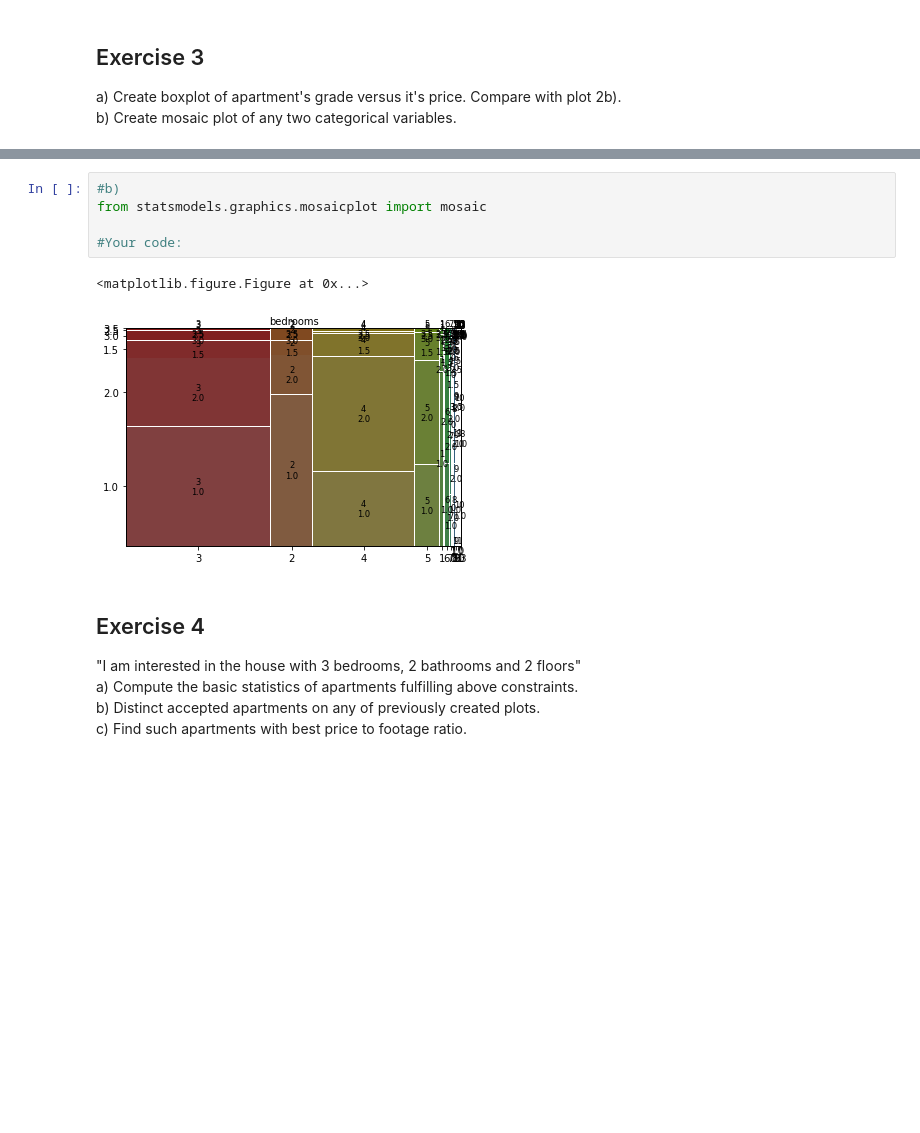
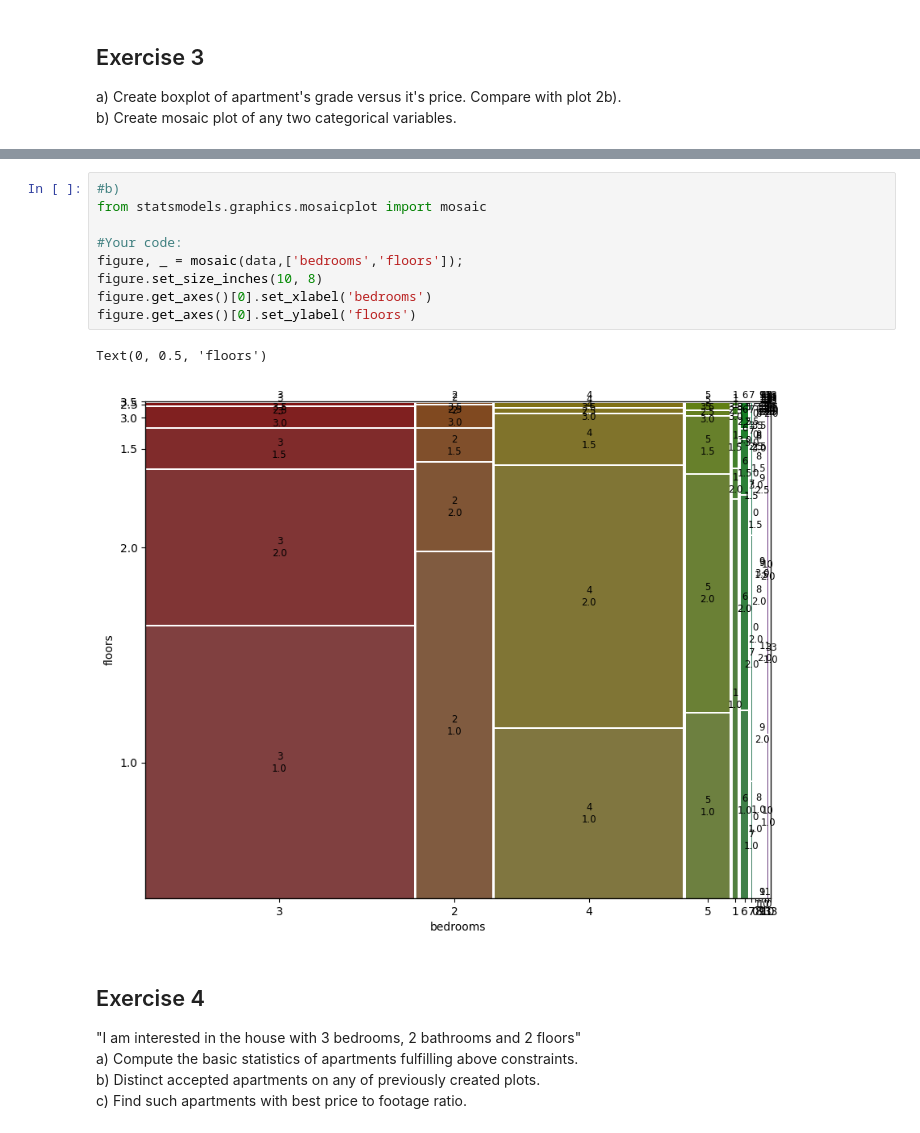
Before and after one commit to Tatraa/Data-Science, a Jupyter notebook: Assigment1/Assignment_1.ipynb, the cells around one changed output, grey strips where cells are left out. Drawn from its saved outputs; the diff is of its cells as text; blank space fills up the shorter version.

```diff
--- a/Assigment1/Assignment_1.ipynb
+++ b/Assigment1/Assignment_1.ipynb
@@ -89,11 +111,15 @@ b) Create mosaic plot of any two categorical variables.
 # %%
 #b)
 from statsmodels.graphics.mosaicplot import mosaic
 
 #Your code:
+figure, _ = mosaic(data,['bedrooms','floors']);
+figure.set_size_inches(10, 8)
+figure.get_axes()[0].set_xlabel('bedrooms')
+figure.get_axes()[0].set_ylabel('floors')
 # %% [output]
-<matplotlib.figure.Figure at 0x...>
+Text(0, 0.5, 'floors')
-[figure, old version]
+[figure, new version]
 # %% [markdown]
 ## Exercise 4
 "I am interested in the house with 3 bedrooms, 2 bathrooms and 2 floors"
```
Also changed, not shown: parts of 15 cells of this notebook.
